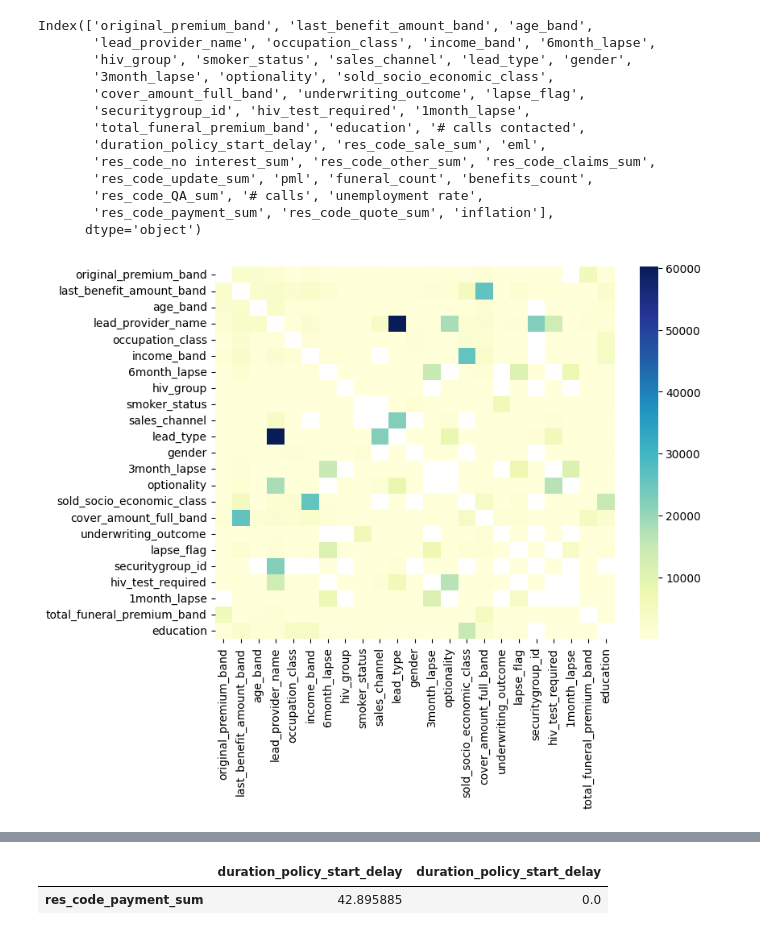
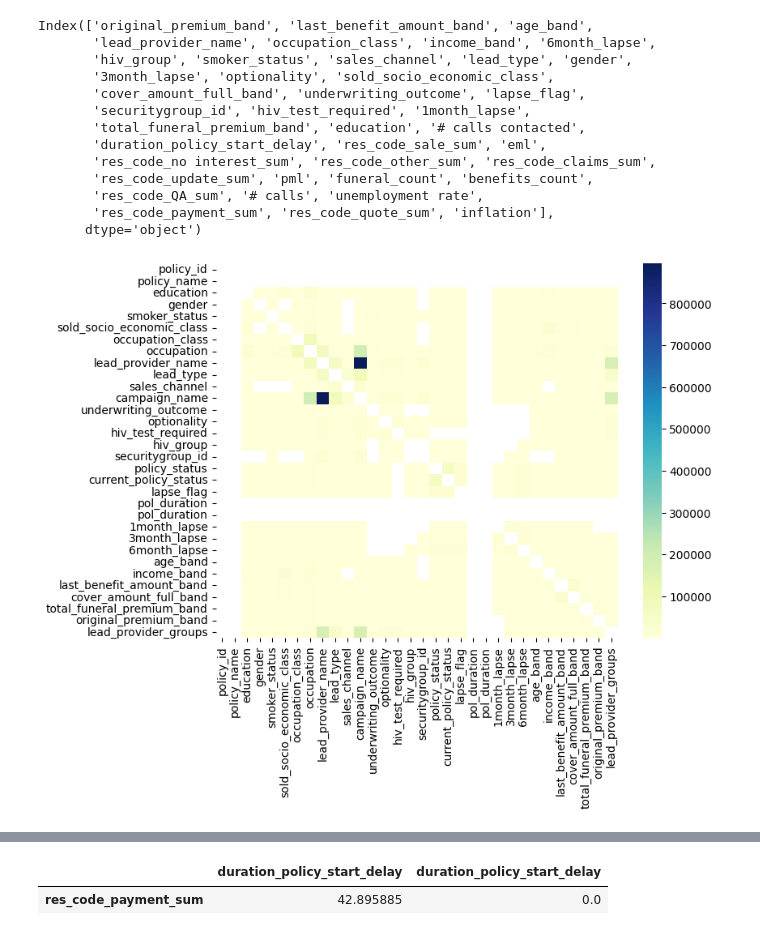
Before and after one commit to Christine-H-code/LapseRate_modeling, a Jupyter notebook: EDA.ipynb, the cells around one changed output, grey strips where cells are left out. Saved outputs shown, nothing was run; the diff lists cells and outputs as text; code cells hidden in the pictures.

Commit message:
redo eda for inception data now excluding migrated policies, add pie charts

```diff
--- a/EDA.ipynb
+++ b/EDA.ipynb
@@ -1020,16 +1108,6 @@ Index(['policy_name', 'education', 'gender', 'smoker_status',
 # %%
-inception_analysis = Analysis(df=at_inception.df, time_series='n', num_cols=['eml','pml',  'benefits_count',
-       'funeral_count', 'duration_policy_start_delay', '# calls',
-       '# calls contacted', 'res_code_QA_sum', 'res_code_claims_sum',
-       'res_code_no interest_sum', 'res_code_other_sum',
-       'res_code_payment_sum', 'res_code_quote_sum', 'res_code_sale_sum',
-       'res_code_update_sum', 'inflation', 'unemployment rate'],
-         cat_cols=['education','gender', 'smoker_status',
-       'sold_socio_economic_class', 'occupation_class', 'lead_provider_name', 'lead_type', 'sales_channel','underwriting_outcome', 'optionality', 'hiv_test_required',
-       'hiv_group', 'securitygroup_id', 'lapse_flag',
-       '1month_lapse', '3month_lapse', '6month_lapse', 'ann_lapse', 'age_band',
-       'income_band', 'last_benefit_amount_band', 'cover_amount_full_band',
-       'total_funeral_premium_band', 'original_premium_band'])
+inception_analysis = Analysis(df=at_inception.df, time_series='n', num_cols=numerical,
+         cat_cols=categorical)
 # %% [markdown]
 NOTE: There are not expecte_lapse_rate for any SD policies!!!!
 This means that during imputation all SD policies were removed for the correlation analysis
@@ -1136,30 +1214,29 @@ Index(['original_premium_band', 'last_benefit_amount_band', 'age_band',
        'res_code_payment_sum', 'res_code_quote_sum', 'inflation'],
       dtype='object')
 # %%
-num_cols=[ '# calls contacted',
-       'duration_policy_start_delay', 'res_code_sale_sum', 'eml',
-       'res_code_no interest_sum', 'res_code_other_sum', 'res_code_claims_sum',
-       'res_code_update_sum', 'pml', 'funeral_count', 'benefits_count',
-       'res_code_QA_sum', '# calls', 'unemployment rate',
-       'res_code_payment_sum', 'res_code_quote_sum', 'inflation']
-cat_cols=['original_premium_band', 'last_benefit_amount_band', 'age_band',
-       'lead_provider_name', 'occupation_class', 'income_band', '6month_lapse',
-       'hiv_group', 'smoker_status', 'sales_channel', 'lead_type', 'gender',
-       '3month_lapse', 'optionality', 'sold_socio_economic_class',
-       'cover_amount_full_band', 'underwriting_outcome', 'lapse_flag',
-       'securitygroup_id', 'hiv_test_required', '1month_lapse',
-       'total_funeral_premium_band', 'education']
+num_cols=numerical
+cat_cols=['policy_id', 'policy_name',  'education', 'gender',
+       'smoker_status', 'sold_socio_economic_class', 'occupation_class',
+       'occupation',  'lead_provider_name',
+       'lead_type', 'sales_channel', 'campaign_name',
+       'underwriting_outcome', 'optionality', 'hiv_test_required','hiv_group', 'securitygroup_id',
+        'policy_status', 'current_policy_status',
+       'lapse_flag',  'pol_duration', '1month_lapse', '3month_lapse',
+       '6month_lapse', 'age_band', 'income_band',
+       'last_benefit_amount_band', 'cover_amount_full_band',
+       'total_funeral_premium_band', 'original_premium_band',
+       'lead_provider_groups']
 
 cat_plot=inception_analysis.significant_corr.loc[cat_cols,cat_cols].applymap(
     lambda x: np.nan if (isinstance(x, float) and pd.isnull(x))
     else (np.nan if not isinstance(x, (list, np.ndarray))
           else (x[0] if len(x) > 0 else np.nan)))
 np.fill_diagonal(cat_plot.values, np.nan)
 plt.figure(figsize=(8, 6))
 sns.heatmap(cat_plot, cmap="YlGnBu")
 plt.show()
 # %% [output]
-[figure, old version]
+[figure, new version]
 # %%
 cat_num_plot=inception_analysis.significant_corr.loc[cat_cols,num_cols].applymap(
     lambda x: np.nan if (isinstance(x, float) and pd.isnull(x))
```
Also changed, not shown: parts of 43 cells of this notebook.
